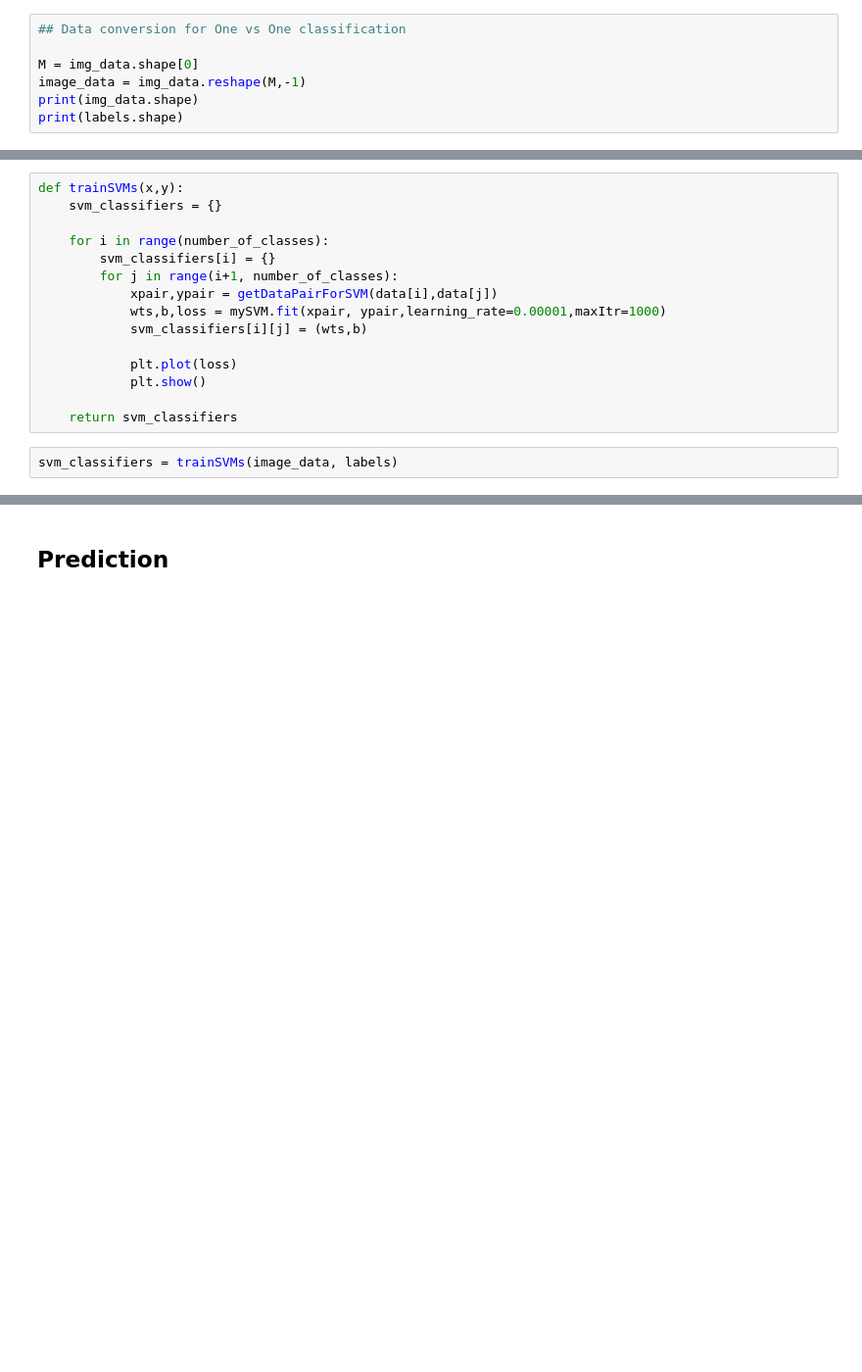
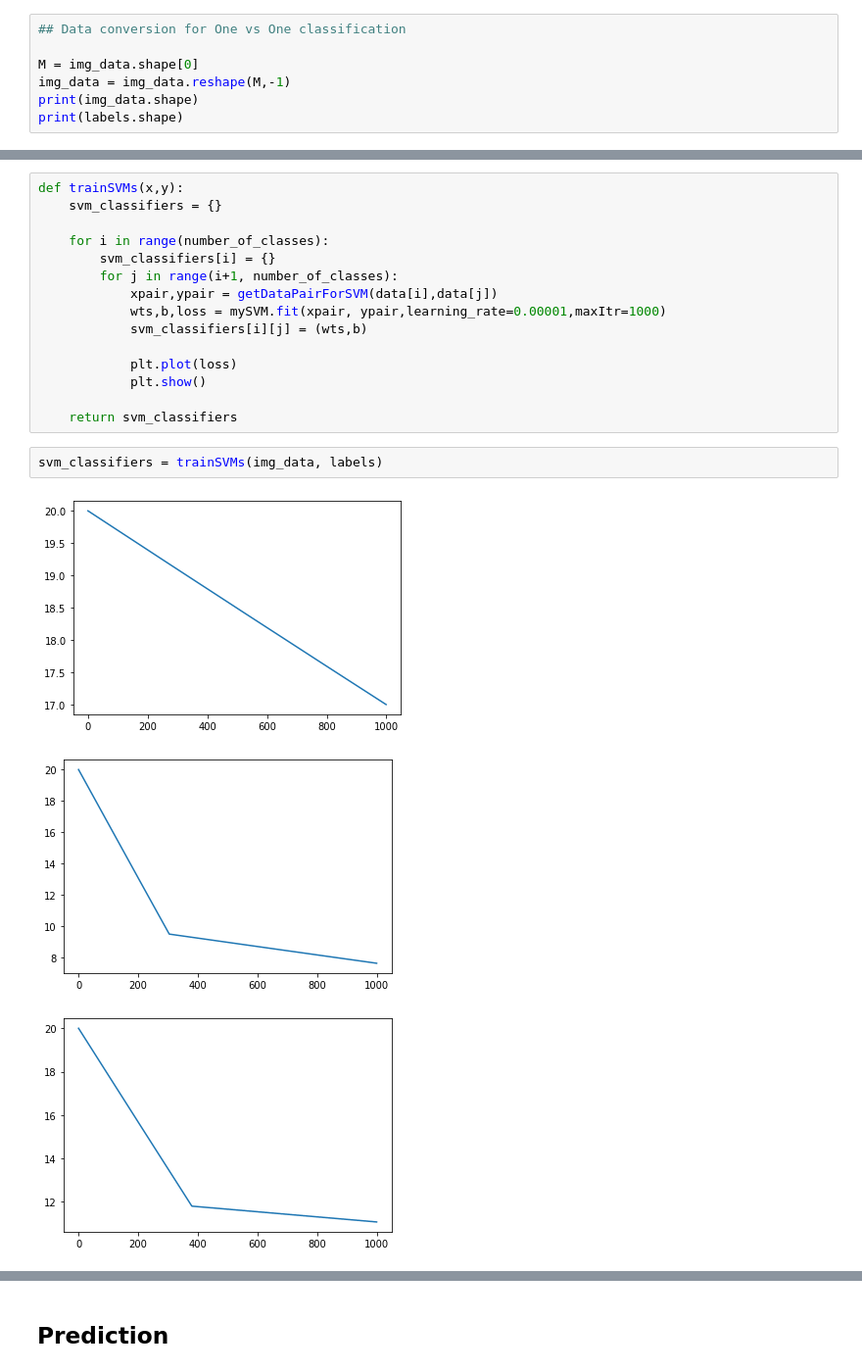
Before and after one commit to gaurav1116/PV-Module-Fault-Detection, a Jupyter notebook: Training.ipynb, the cells around one changed output, grey strips where cells are left out. Shown at 98% size. Cells and saved outputs as stored; diff of their text form; blank space fills up the shorter version.

```diff
--- a/Training.ipynb
+++ b/Training.ipynb
@@ -156,6 +165,6 @@ class SVM:
 ## Data conversion for One vs One classification
 
 M = img_data.shape[0]
-image_data = img_data.reshape(M,-1)
+img_data = img_data.reshape(M,-1)
 print(img_data.shape)
 print(labels.shape)
@@ -222,6 +241,10 @@ def trainSVMs(x,y):
 
     return svm_classifiers
 # %%
-svm_classifiers = trainSVMs(image_data, labels)
+svm_classifiers = trainSVMs(img_data, labels)
+# %% [output]
+[figure, added]
+[figure, added]
+[figure, added]
 # %%
 multiple_single = svm_classifiers[0][1]
```
Also changed, not shown: parts of 15 cells of this notebook.
